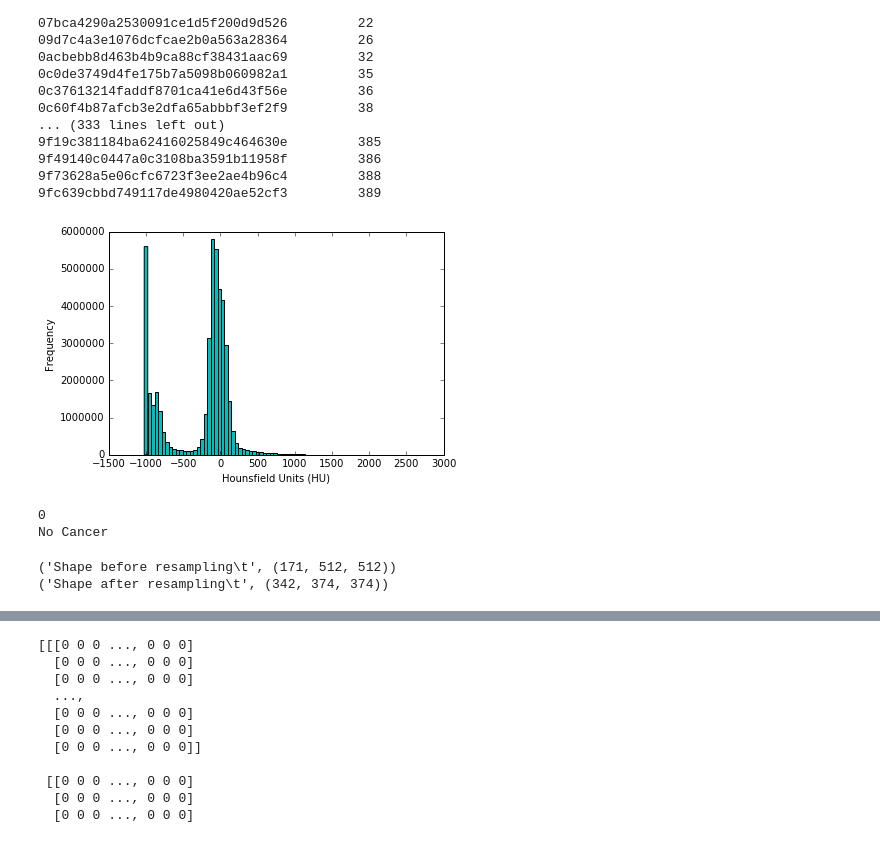
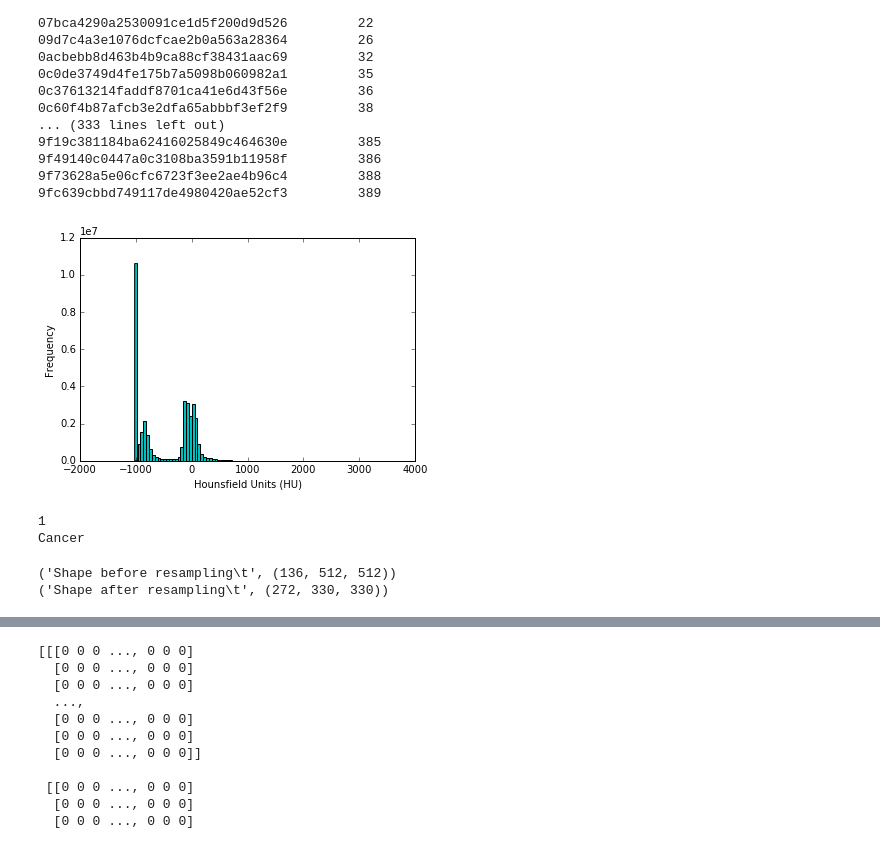
Before and after one commit to Cjeschke91/lungCancer, a Jupyter notebook: lungCancer_HUpixels.ipynb, the cells around one changed output, grey strips where cells are left out. Cells and saved outputs as stored; diff of their text form; code cells hidden in the pictures.

```diff
--- a/lungCancer_HUpixels.ipynb
+++ b/lungCancer_HUpixels.ipynb
@@ -120,28 +123,28 @@ for i in range(0,len(noncancer_patients)):
 9fc639cbbd749117de4980420ae52cf3         389
 # %%
 # Load all slices for a patient
-patient_number = 381
+patient_number = 38
 patient_info = load_scan(INPUT_FOLDER + patients[patient_number])
 patient_pixels = get_pixels_hu(patient_info)
 
 plt.hist(patient_pixels.flatten(), bins=80, color='c')
 plt.xlabel("Hounsfield Units (HU)")
 plt.ylabel("Frequency")
 plt.show()
 
 patient_name = patients[patient_number]
 patient_label = labels_dict[patient_name]
 print patient_label
 # Check if patient has cancer
 
 if patient_label == 1:
     print "Cancer"
 else:
     print "No Cancer"
 # %% [output]
-[figure, old version]
+[figure, new version]
-0
-No Cancer
+1
+Cancer
 # %%
 def resample(image, scan, new_spacing=[1,1,1]):
     # Determine current pixel spacing
@@ -162,8 +165,8 @@ pix_resampled, spacing = resample(patient_pixels, patient_info, [1,1,1])
 print("Shape before resampling\t", patient_pixels.shape)
 print("Shape after resampling\t", pix_resampled.shape)
 # %% [output]
-('Shape before resampling\t', (171, 512, 512))
-('Shape after resampling\t', (342, 374, 374))
+('Shape before resampling\t', (136, 512, 512))
+('Shape after resampling\t', (272, 330, 330))
 # %%
 def convert_slice_num(slices,prev_slices,slice_num):
     fraction = float(slice_num)/prev_slices
```
Also changed, not shown: parts of 9 cells of this notebook, 2 other files.
